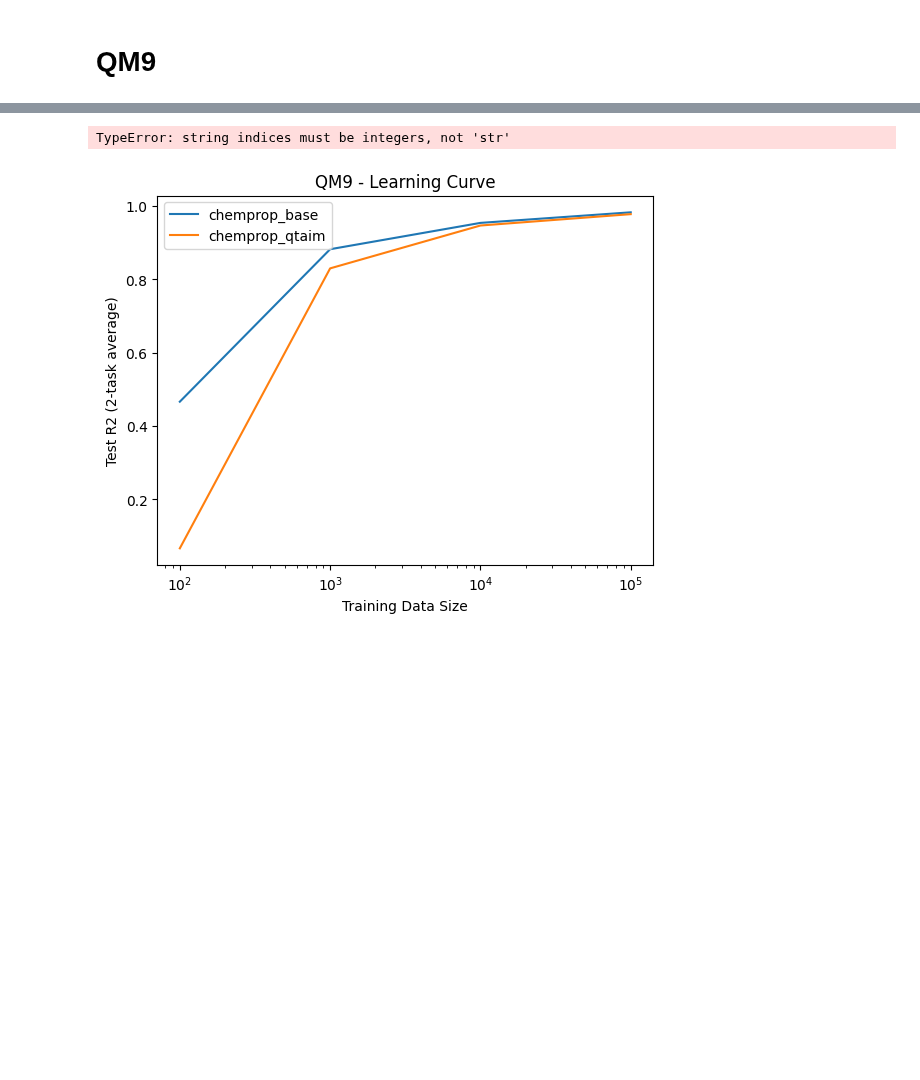
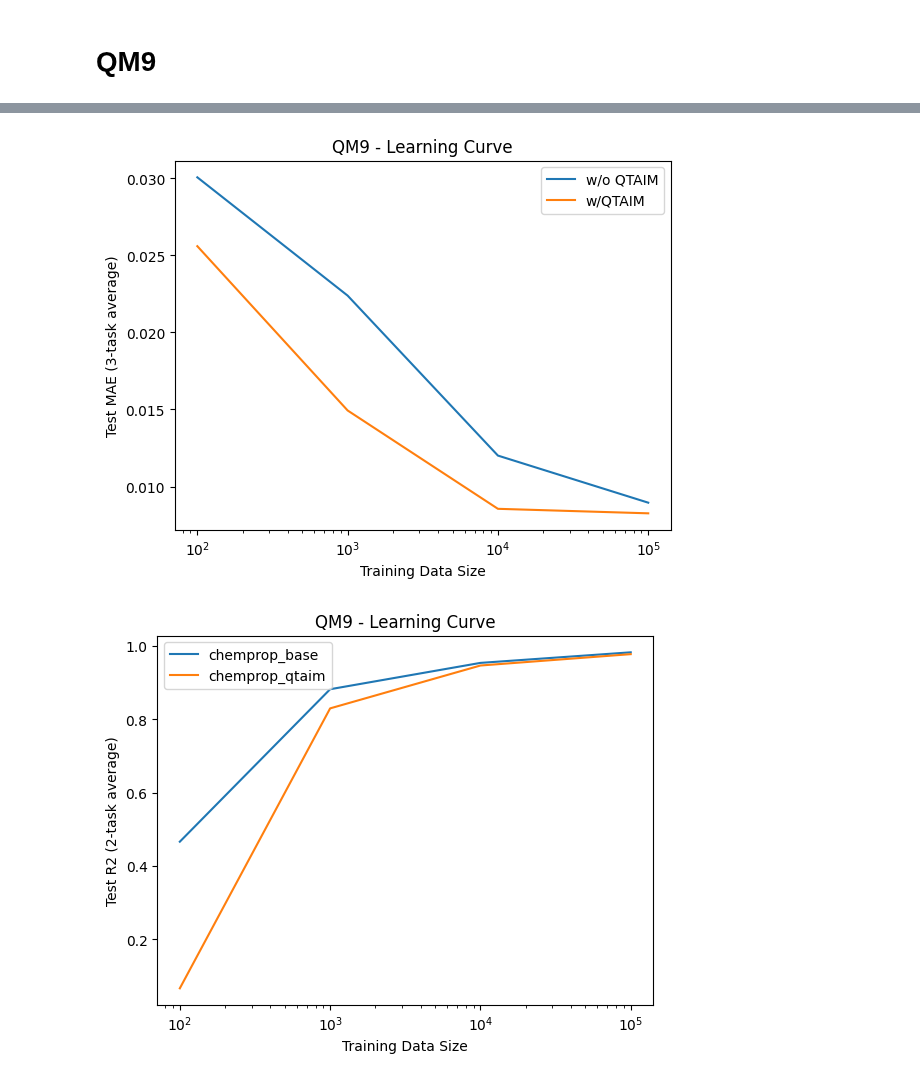
Before and after one commit to santi921/qtaim_embed, a Jupyter notebook: qtaim_embed/scripts/notebooks/graph_level/learning_experiments_0125.ipynb, the cells around one changed output, grey strips where cells are left out. Saved outputs shown, nothing was run; the diff lists cells and outputs as text; code cells hidden in the pictures; blank space fills up the shorter version.

```diff
--- a/qtaim_embed/scripts/notebooks/graph_level/learning_experiments_0125.ipynb
+++ b/qtaim_embed/scripts/notebooks/graph_level/learning_experiments_0125.ipynb
@@ -320,36 +319,36 @@ for part in partitions:
     temp_mse = []
     for size in data_sizes:
         temp_r2.append(
             np.array(qm9_results[part + "_" + str(size)]["r2_metrics"]).mean()
         )
         temp_mae.append(
             np.array(qm9_results[part + "_" + str(size)]["mae_metrics"]).mean()
         )
         temp_mse.append(
             np.array(qm9_results[part + "_" + str(size)]["mse_metrics"]).mean()
         )
         #print(part, size, temp_r2[-1], temp_mae[-1], temp_mse[-1])
     # plot with some smoothing
     x = np.array(data_sizes)
     y = np.array(temp_mae)
     if part == "qtaim_bl":
-        part_label = "w/QTAIM"
+        part_label = "w/ QTAIM"
     elif part == "non_qtaim_bl":
         part_label = "w/o QTAIM"
-    plt.plot(x, y, label=part)
+    plt.plot(x, y, label=part_label)
 # log scale x
 plt.xscale("log")
 plt.title("QM9 - Learning Curve")
 plt.xlabel("Training Data Size")
 plt.ylabel("Test MAE (3-task average)")
 plt.legend()
 # increase dpi
 #plt.savefig("qm9_learning_curve_r2.png", dpi=300)
 
 plt.show()
 plt.close()
 # %% [output]
-TypeError: string indices must be integers, not 'str'
+[figure, added]
 # %%
 chemprop_base_root = "../../../../data/saved_models/final_set/chemprop/qm9/learning/base/"
 chemprop_qtaim_root = "../../../../data/saved_models/final_set/chemprop/qm9/learning/qtaim/"
```
Also changed, not shown: parts of 8 cells of this notebook, 19 other files.
